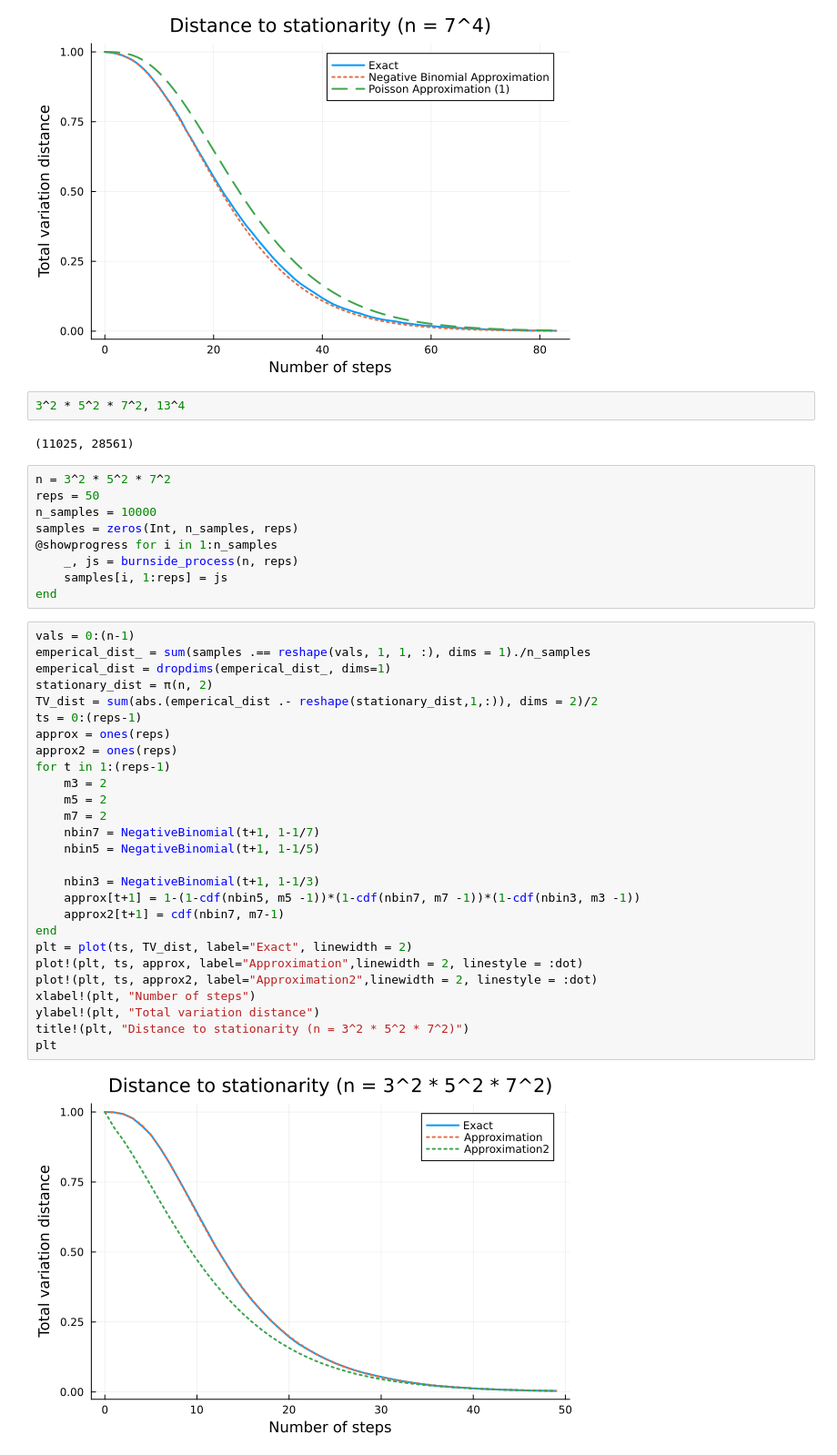
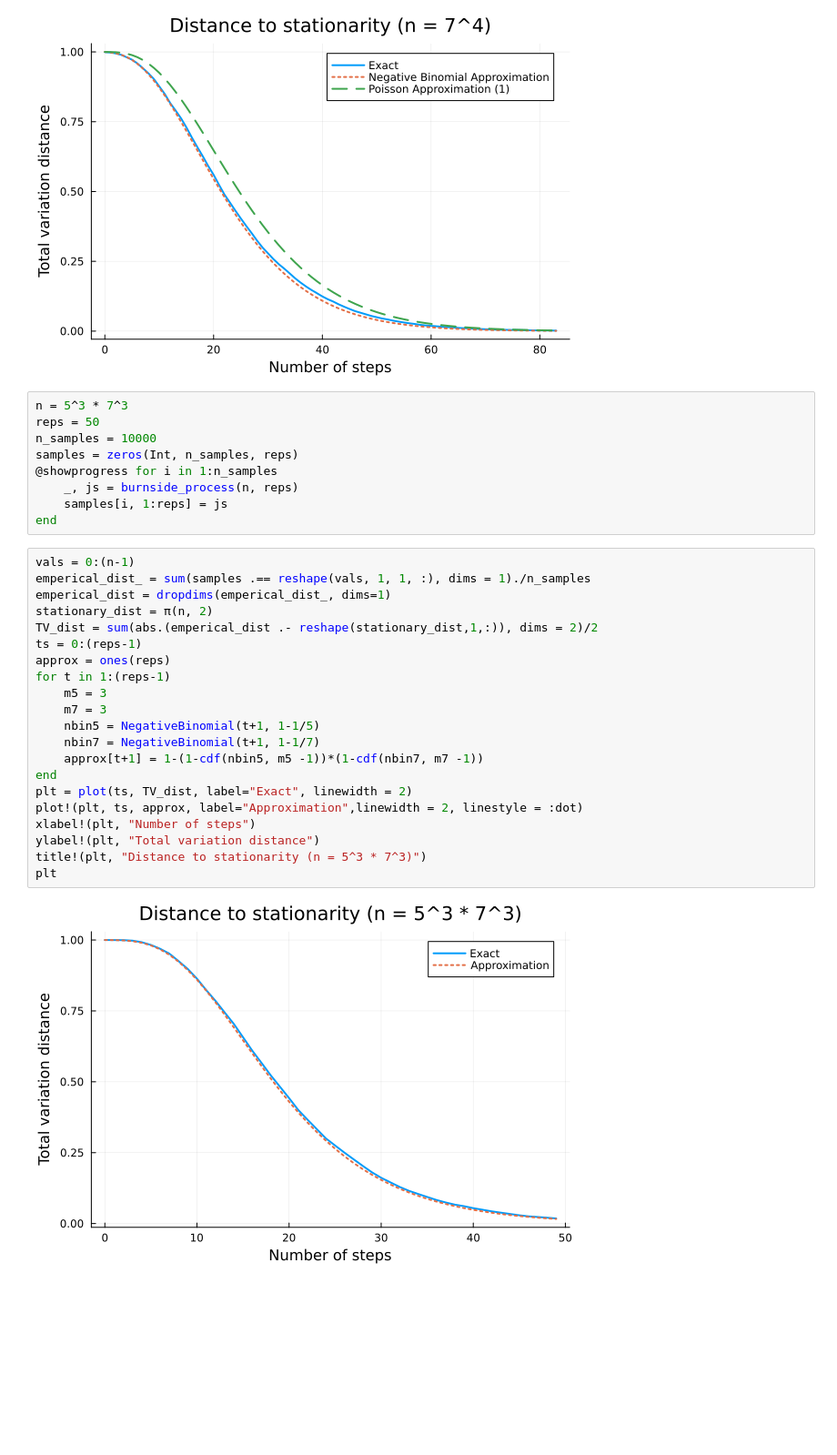
Before and after one commit to Michael-Howes/BurnsideProcess, a Jupyter notebook: Examples/necklaces_examples.ipynb, the cells around one changed output. Shown at 91% size. Cells and saved outputs as stored; diff of their text form; blank space fills up the shorter version.

```diff
--- a/Examples/necklaces_examples.ipynb
+++ b/Examples/necklaces_examples.ipynb
@@ -56,12 +56,8 @@ title!(plt, "Distance to stationarity (n = 7^4)")
 plt
 # %% [output]
 [figure]
-# %%
-3^2 * 5^2 * 7^2, 13^4
-# %% [output]
-(11025, 28561)
 # %%
-n = 3^2 * 5^2 * 7^2
+n = 5^3 * 7^3
 reps = 50
 n_samples = 10000
 samples = zeros(Int, n_samples, reps)
@@ -72,29 +68,23 @@ end
 # %%
 vals = 0:(n-1)
 emperical_dist_ = sum(samples .== reshape(vals, 1, 1, :), dims = 1)./n_samples
 emperical_dist = dropdims(emperical_dist_, dims=1)
 stationary_dist = π(n, 2)
 TV_dist = sum(abs.(emperical_dist .- reshape(stationary_dist,1,:)), dims = 2)/2
 ts = 0:(reps-1)
 approx = ones(reps)
-approx2 = ones(reps)
 for t in 1:(reps-1)
-    m3 = 2
-    m5 = 2
-    m7 = 2
+    m5 = 3
+    m7 = 3
+    nbin5 = NegativeBinomial(t+1, 1-1/5)
     nbin7 = NegativeBinomial(t+1, 1-1/7)
-    nbin5 = NegativeBinomial(t+1, 1-1/5)
-
-    nbin3 = NegativeBinomial(t+1, 1-1/3)
-    approx[t+1] = 1-(1-cdf(nbin5, m5 -1))*(1-cdf(nbin7, m7 -1))*(1-cdf(nbin3, m3 -1))
-    approx2[t+1] = cdf(nbin7, m7-1)
+    approx[t+1] = 1-(1-cdf(nbin5, m5 -1))*(1-cdf(nbin7, m7 -1))
 end
 plt = plot(ts, TV_dist, label="Exact", linewidth = 2)
 plot!(plt, ts, approx, label="Approximation",linewidth = 2, linestyle = :dot)
-plot!(plt, ts, approx2, label="Approximation2",linewidth = 2, linestyle = :dot)
 xlabel!(plt, "Number of steps")
 ylabel!(plt, "Total variation distance")
-title!(plt, "Distance to stationarity (n = 3^2 * 5^2 * 7^2)")
+title!(plt, "Distance to stationarity (n = 5^3 * 7^3)")
 plt
 # %% [output]
-[figure, old version]
+[figure, new version]
```
Also changed, not shown: parts of 1 cell of this notebook, 4 other files.
